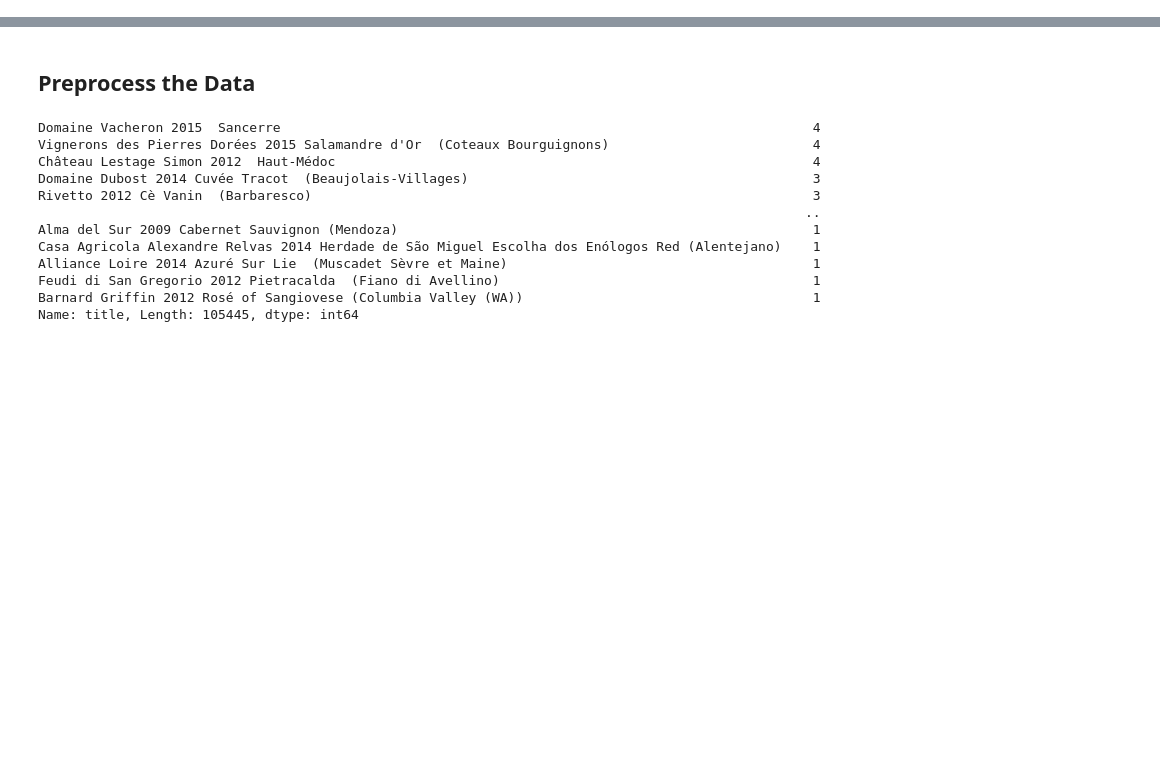
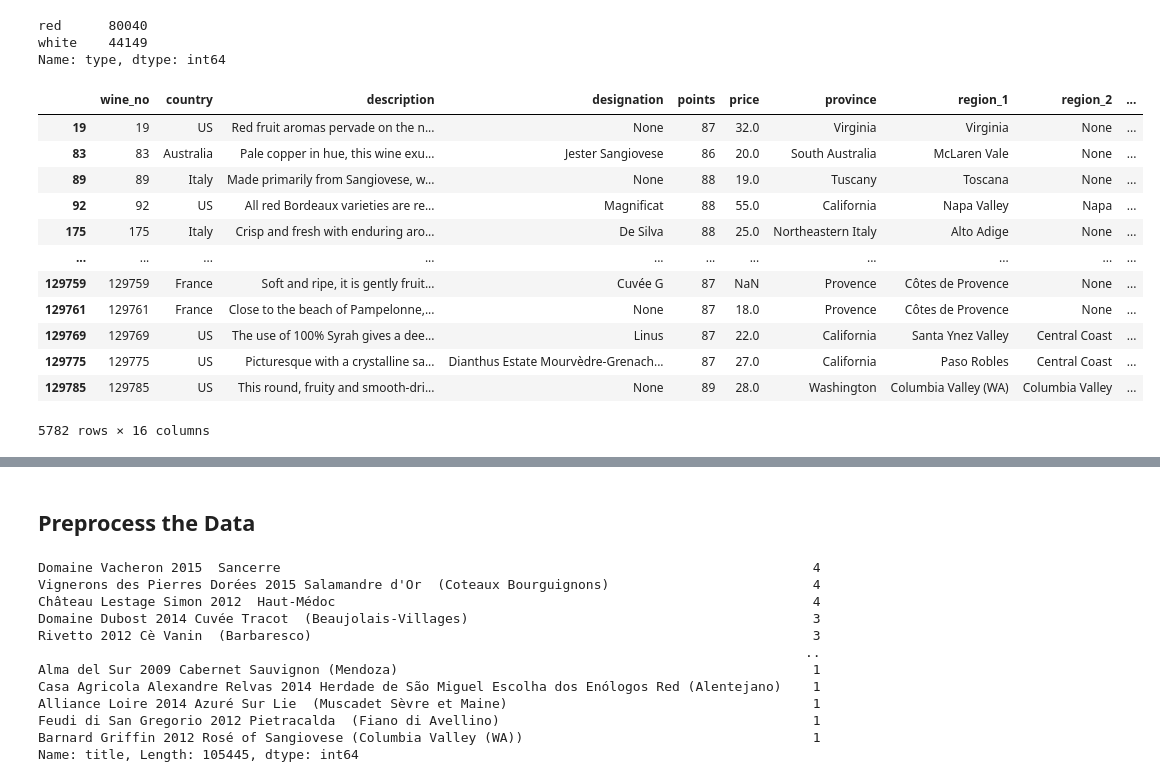
Before and after one commit to whitneyshine/austin_project, a Jupyter notebook: MLModel.ipynb, the cells around one changed output, grey strips where cells are left out. Cells and saved outputs as stored; diff of their text form; code cells hidden in the pictures; blank space fills up the shorter version.

```diff
--- a/MLModel.ipynb
+++ b/MLModel.ipynb
@@ -24,0 +157,26 @@ df_wine.head()
+# %%
+# Replace underscores with spaces in dictionary keys.
+corrected_white_dict = {k.replace('_', ' '): v for k, v in white_dictionary.items()}
+# %%
+# Create function to merge two dictionaries.
+def merge_dicts(x, y):
+    z = x.copy()
+    z.update(y)
+    return z
+
+# Merge red and white dictionaries.
+merged_type_dict = merge_dicts(corrected_red_dict, corrected_white_dict)
+# %%
+# Create function to check features (variety, title, and description) against type dictionary and assign new red/white feature.
+wine_type = merged_type_dict
+
+def fill_type(feature):
+    for key in wine_type:
+        if key.lower() in feature.lower():
+            return wine_type[key]
+    return np.NaN
+# %%
+# STEP 1 - Call function and create new column for red and white wine types
+# Look in variety column for dictionary key and return red or white value.
+wine_df["type"] = wine_df["variety"].astype(str).map(lambda feature: fill_type(feature))
+wine_df.head()
@@ -24,0 +211,25 @@ df_wine.head()
+# %%
+# Check counts for new type column.
+wine_df['type'].value_counts()
+# %% [output]
+red      80040
+white    44149
+Name: type, dtype: int64
+# %%
+# Locate rows that contain null values for type.
+null_type = wine_df['type'].isna()
+wine_df.loc[null_type,:]
+# %% [output]
+|  | wine_no | country | description | designation | points | price | province | region_1 | region_2 | ... |
+| 19 | 19 | US | Red fruit aromas pervade on the n... | None | 87 | 32.0 | Virginia | Virginia | None | ... |
+| 83 | 83 | Australia | Pale copper in hue, this wine exu... | Jester Sangiovese | 86 | 20.0 | South Australia | McLaren Vale | None | ... |
+| 89 | 89 | Italy | Made primarily from Sangiovese, w... | None | 88 | 19.0 | Tuscany | Toscana | None | ... |
+| 92 | 92 | US | All red Bordeaux varieties are re... | Magnificat | 88 | 55.0 | California | Napa Valley | Napa | ... |
+| 175 | 175 | Italy | Crisp and fresh with enduring aro... | De Silva | 88 | 25.0 | Northeastern Italy | Alto Adige | None | ... |
+| ... | ... | ... | ... | ... | ... | ... | ... | ... | ... | ... |
+| 129759 | 129759 | France | Soft and ripe, it is gently fruit... | Cuvée G | 87 | NaN | Provence | Côtes de Provence | None | ... |
+| 129761 | 129761 | France | Close to the beach of Pampelonne,... | None | 87 | 18.0 | Provence | Côtes de Provence | None | ... |
+| 129769 | 129769 | US | The use of 100% Syrah gives a dee... | Linus | 87 | 22.0 | California | Santa Ynez Valley | Central Coast | ... |
+| 129775 | 129775 | US | Picturesque with a crystalline sa... | Dianthus Estate Mourvèdre-Grenach... | 87 | 27.0 | California | Paso Robles | Central Coast | ... |
+| 129785 | 129785 | US | This round, fruity and smooth-dri... | None | 89 | 28.0 | Washington | Columbia Valley (WA) | Columbia Valley | ... |
+5782 rows × 16 columns
```
Also changed, not shown: parts of 64 cells of this notebook, 1 other file.
